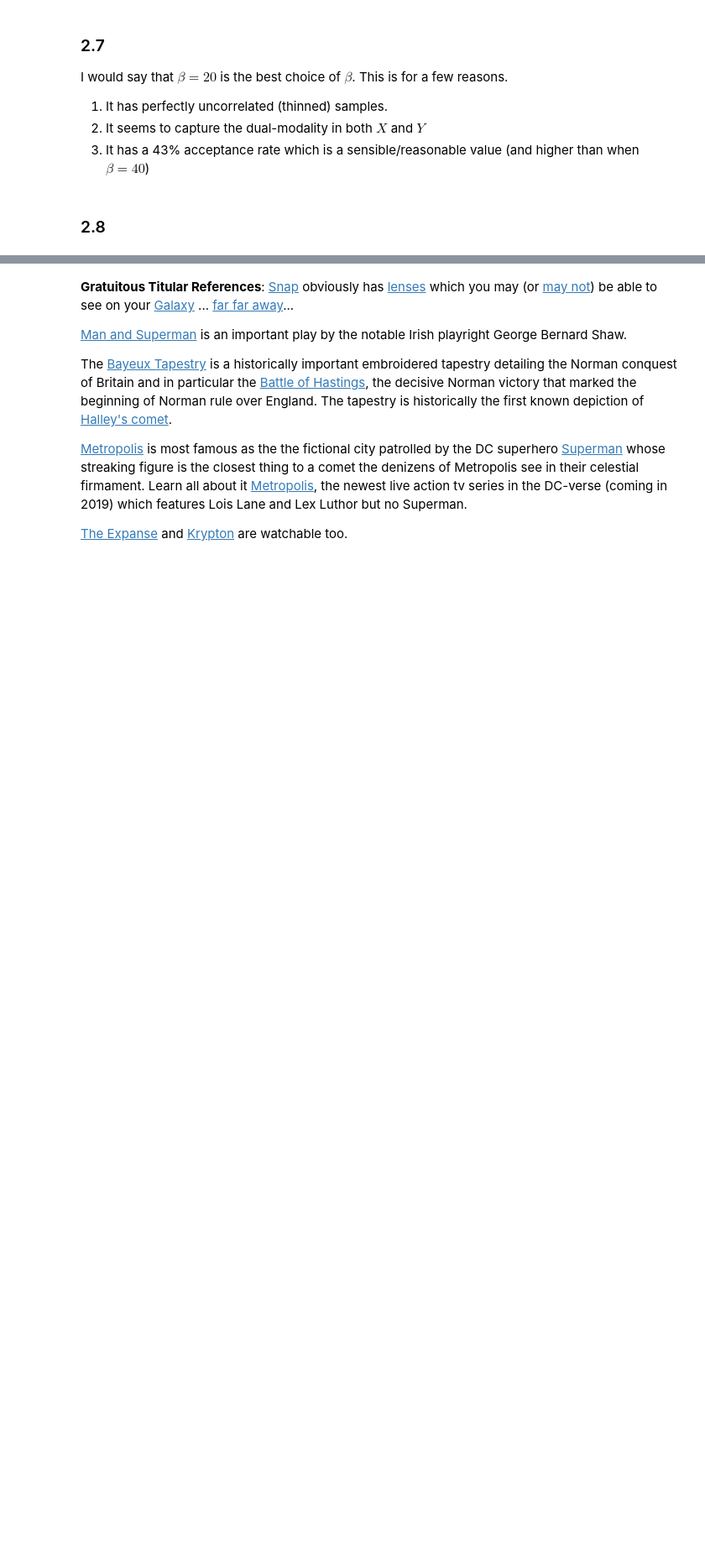
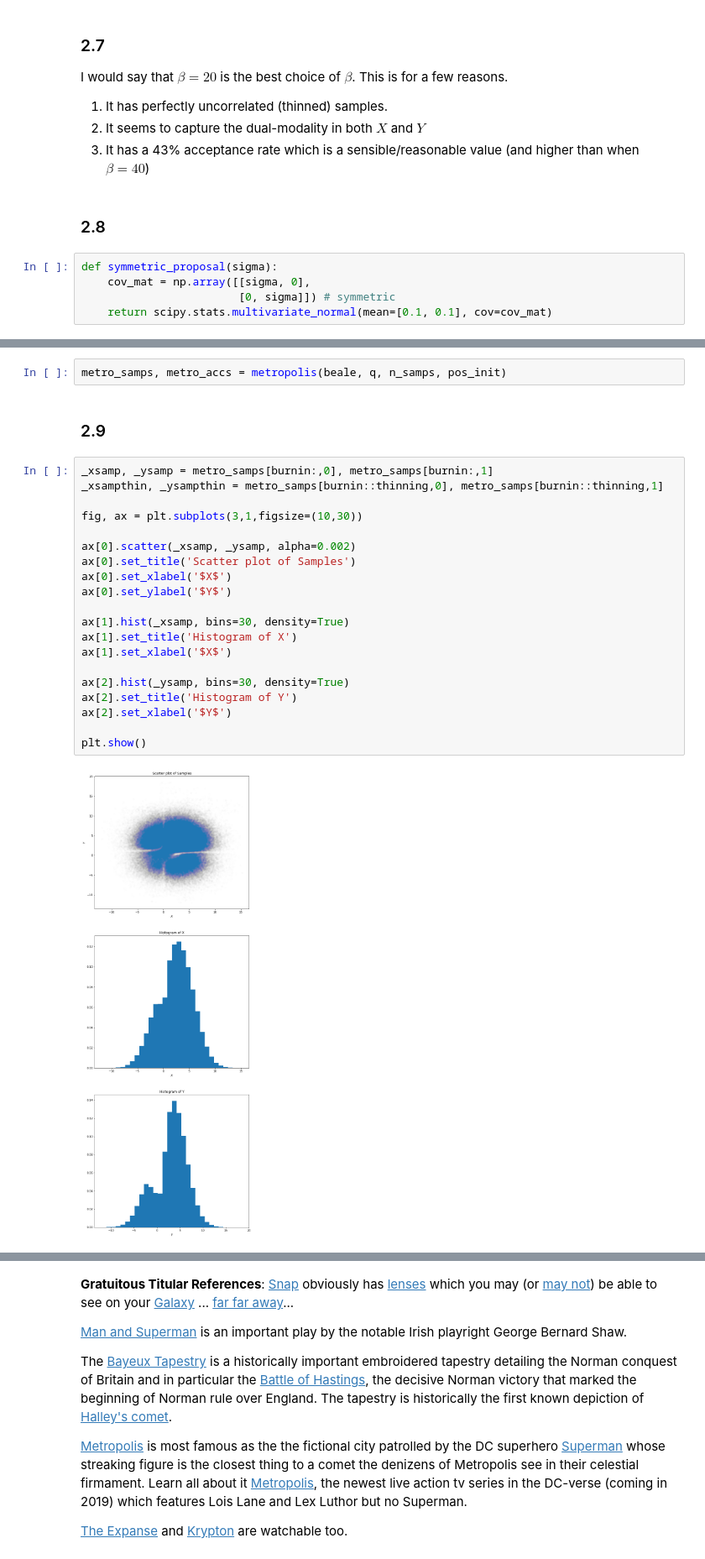
Before and after one commit to IACS-AM-207-Braavos/AM-207, a Jupyter notebook: hw9/AM207_HW9_Questions_Dylan_Randle.ipynb, the cells around one changed output, grey strips where cells are left out. Shown at 84% size. Saved outputs shown, nothing was run; the diff lists cells and outputs as text; blank space fills up the shorter version.

```diff
--- a/hw9/AM207_HW9_Questions_Dylan_Randle.ipynb
+++ b/hw9/AM207_HW9_Questions_Dylan_Randle.ipynb
@@ -374,3 +374,8 @@ I would say that $\beta=20$ is the best choice of $\beta$. This is for a few rea
 3. It has a 43% acceptance rate which is a sensible/reasonable value (and higher than when $\beta=40$)
 # %% [markdown]
 ### 2.8
+# %%
+def symmetric_proposal(sigma):
+    cov_mat = np.array([[sigma, 0],
+                        [0, sigma]]) # symmetric
+    return scipy.stats.multivariate_normal(mean=[0.1, 0.1], cov=cov_mat)
@@ -376,0 +412,26 @@ I would say that $\beta=20$ is the best choice of $\beta$. This is for a few rea
+# %%
+metro_samps, metro_accs = metropolis(beale, q, n_samps, pos_init)
+# %% [markdown]
+### 2.9
+# %%
+_xsamp, _ysamp = metro_samps[burnin:,0], metro_samps[burnin:,1]
+_xsampthin, _ysampthin = metro_samps[burnin::thinning,0], metro_samps[burnin::thinning,1]
+
+fig, ax = plt.subplots(3,1,figsize=(10,30))
+
+ax[0].scatter(_xsamp, _ysamp, alpha=0.002)
+ax[0].set_title('Scatter plot of Samples')
+ax[0].set_xlabel('$X$')
+ax[0].set_ylabel('$Y$')
+
+ax[1].hist(_xsamp, bins=30, density=True)
+ax[1].set_title('Histogram of X')
+ax[1].set_xlabel('$X$')
+
+ax[2].hist(_ysamp, bins=30, density=True)
+ax[2].set_title('Histogram of Y')
+ax[2].set_xlabel('$Y$')
+
+plt.show()
+# %% [output]
+[figure, added]
```
Also changed, not shown: parts of 6 cells of this notebook.
